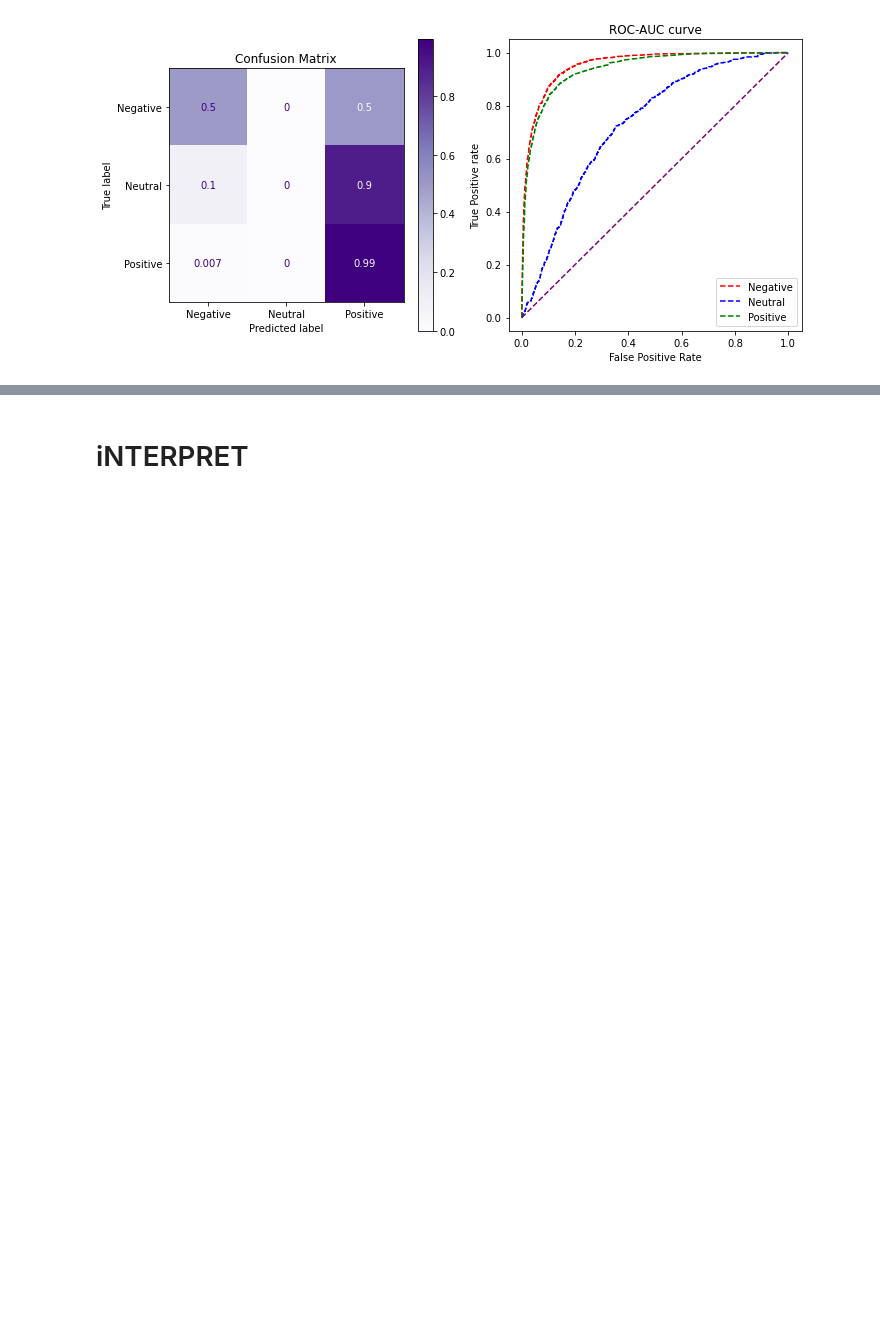
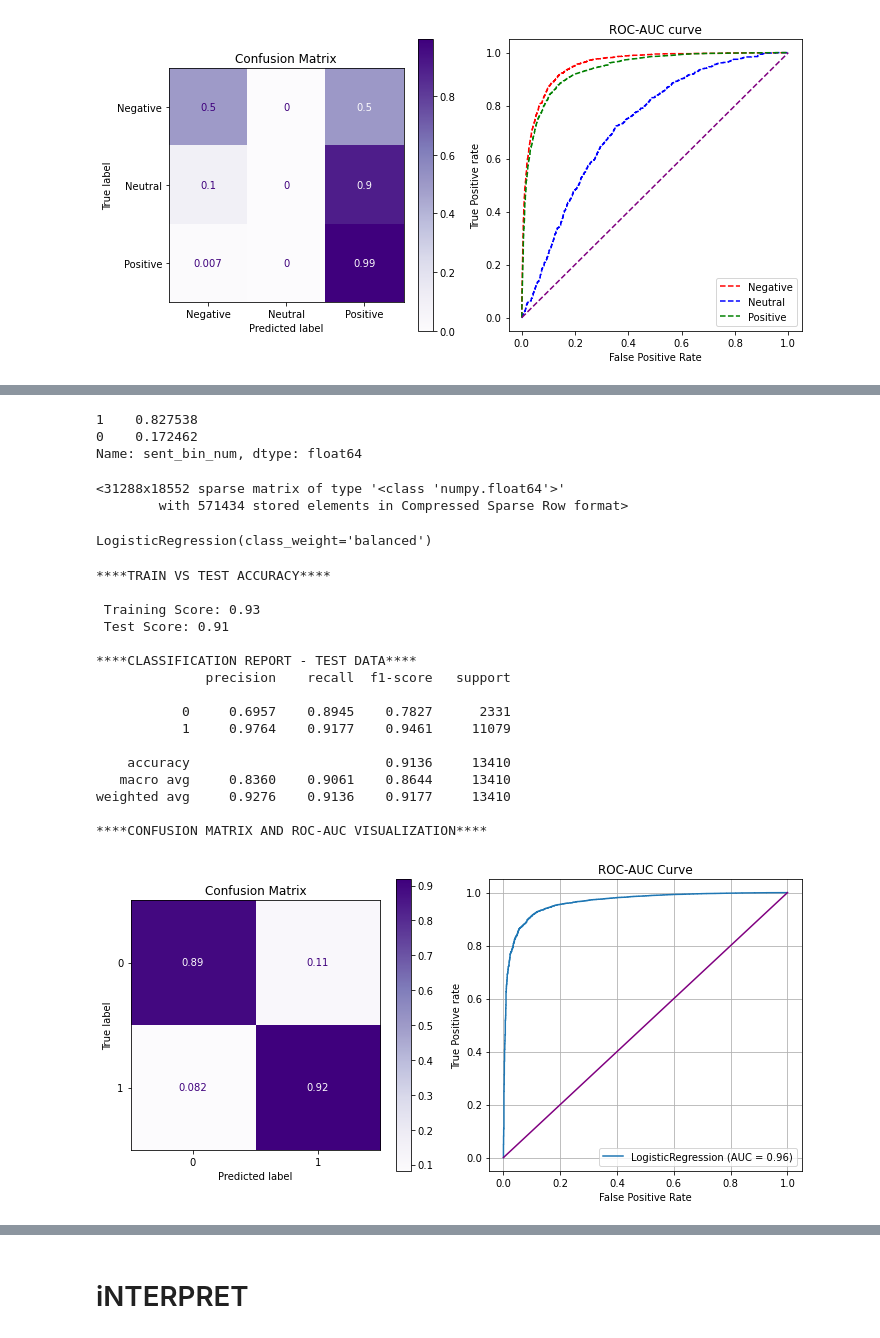
Before and after one commit to ds-leehanjin/app-reviews-nlp-sentiment-analysis, a Jupyter notebook: index_OSEMN.ipynb, the cells around one changed output, grey strips where cells are left out. Drawn from its saved outputs; the diff is of its cells as text; code cells hidden in the pictures; blank space fills up the shorter version.

```diff
--- a/index_OSEMN.ipynb
+++ b/index_OSEMN.ipynb
@@ -1541,0 +1571,5 @@ print(classification_report(y_test, y_pred))
+# %%
+## Train Test Split
+X_train, X_test, y_train, y_test = train_test_split(X, y, test_size=0.3,
+                                                    random_state=27)
+X_train
@@ -1541,0 +1589,46 @@ print(classification_report(y_test, y_pred))
+# %%
+## Check y_train value counts
+y_train.value_counts(normalize=True)
+# %% [output]
+1    0.827538
+0    0.172462
+Name: sent_bin_num, dtype: float64
+# %%
+tokenizer = RegexpTokenizer(r"([a-zA-Z]+(?:’[a-z]+)?)")
+# %%
+## Make a TfIdf Vectorizer using tweet tokenizer's .tokenize method
+vectorizer = TfidfVectorizer(tokenizer=tokenizer.tokenize,
+                             stop_words=stopwords_list)
+
+# Vectorize data and make X_train_tfidf and X_test_tfidf
+X_train_tfidf = vectorizer.fit_transform(X_train)
+X_test_tfidf = vectorizer.transform(X_test)
+X_train_tfidf
+# %% [output]
+<31288x18552 sparse matrix of type '<class 'numpy.float64'>'
+        with 571434 stored elements in Compressed Sparse Row format>
+# %%
+logreg = LogisticRegression(class_weight='balanced')
+logreg.fit(X_train_tfidf, y_train)
+# %% [output]
+LogisticRegression(class_weight='balanced')
+# %%
+evaluate_model(y_test, y_train, X_test_tfidf, X_train_tfidf, logreg, 2)
+# %% [output]
+****TRAIN VS TEST ACCURACY****
+
+ Training Score: 0.93
+ Test Score: 0.91
+
+****CLASSIFICATION REPORT - TEST DATA****
+              precision    recall  f1-score   support
+
+           0     0.6957    0.8945    0.7827      2331
+           1     0.9764    0.9177    0.9461     11079
+
+    accuracy                         0.9136     13410
+   macro avg     0.8360    0.9061    0.8644     13410
+weighted avg     0.9276    0.9136    0.9177     13410
+
+****CONFUSION MATRIX AND ROC-AUC VISUALIZATION****
+[figure, added]
```
Also changed, not shown: parts of 55 cells of this notebook.
